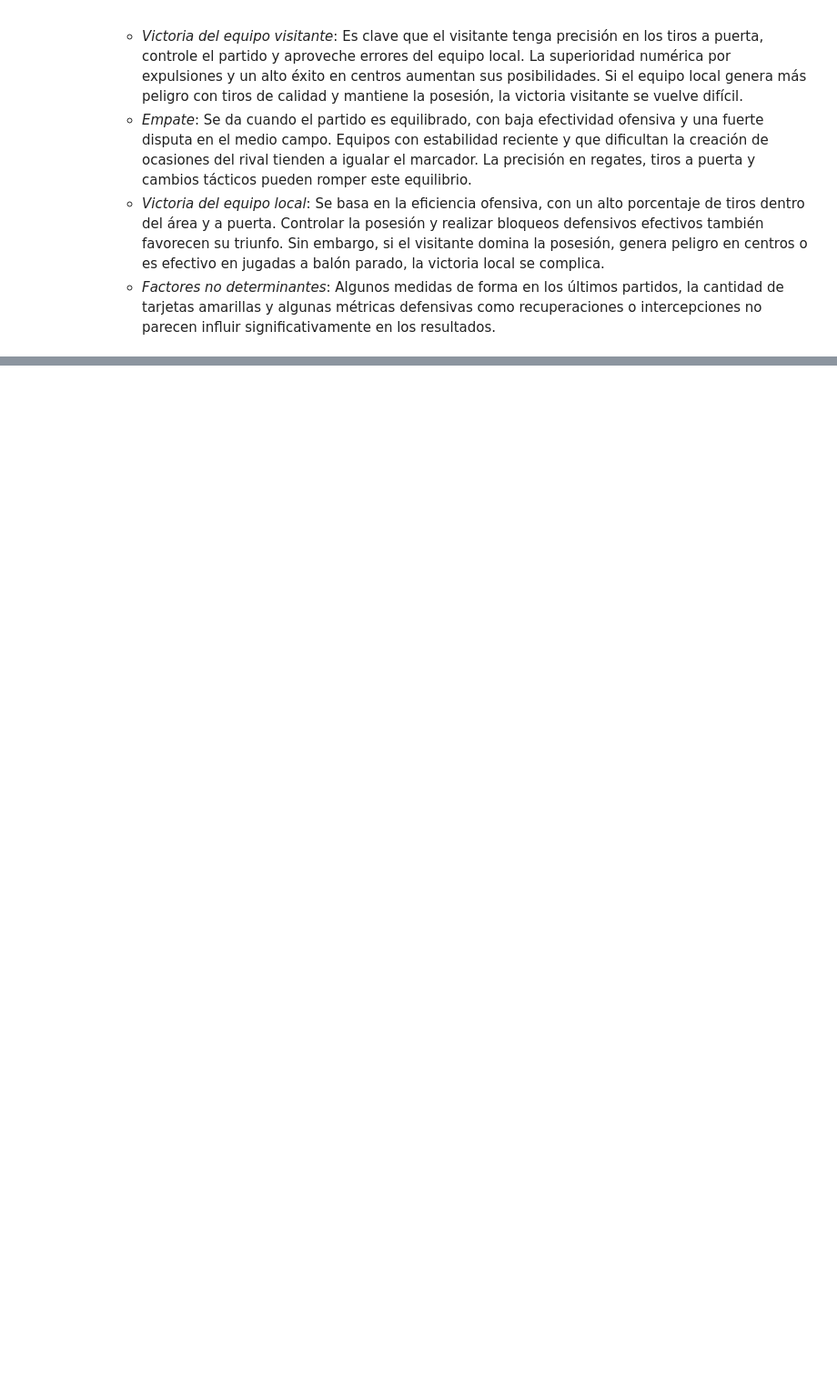
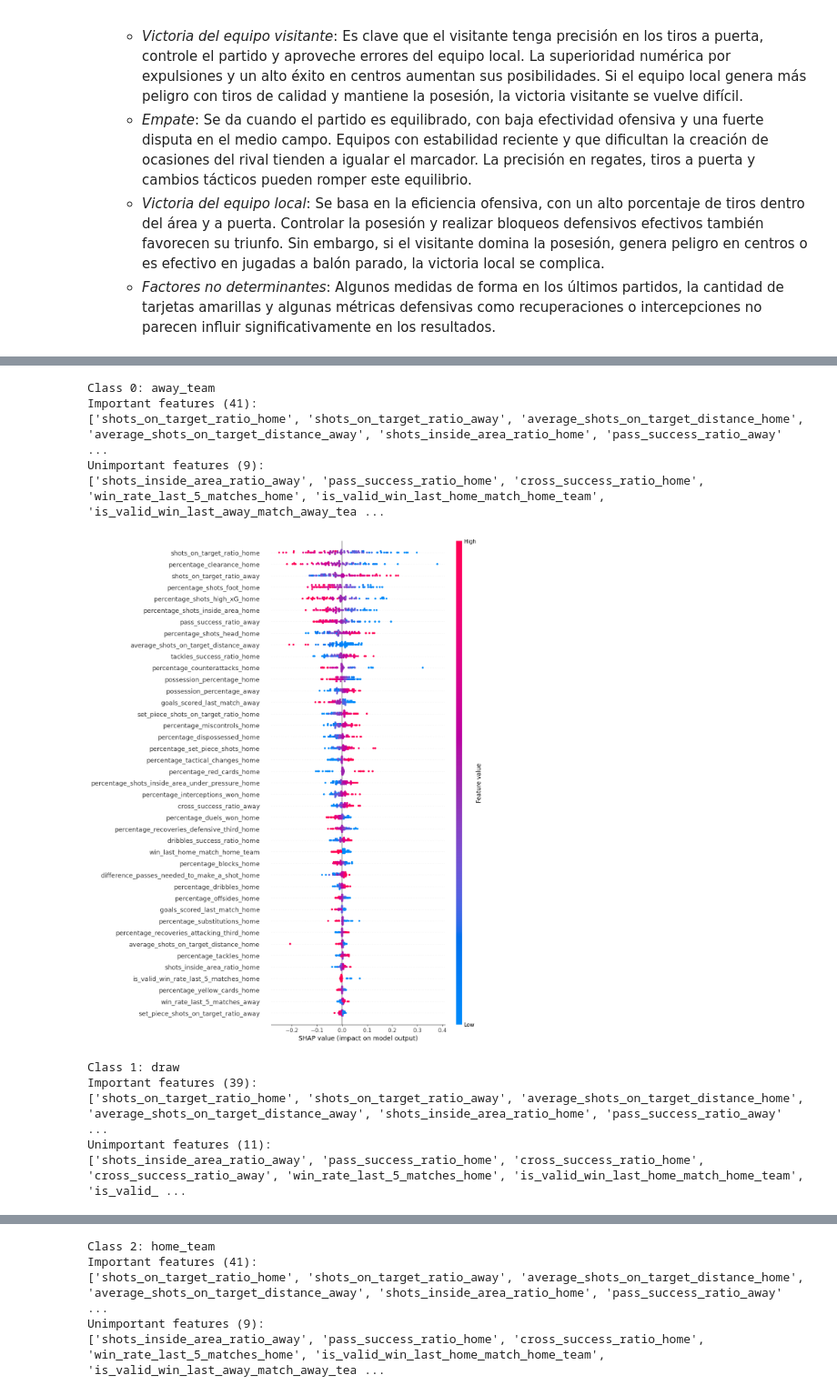
Before and after one commit to Jaime-Linares/DataAnalysis-FootySage, a Jupyter notebook: 2_analysis_PremierLeague.ipynb, the cells around one changed output, grey strips where cells are left out. Shown at 91% size. Cells and saved outputs as stored; diff of their text form; code cells hidden in the pictures; blank space fills up the shorter version.

Commit message:
[feat] first part of local analysis of Premier League done

```diff
--- a/2_analysis_PremierLeague.ipynb
+++ b/2_analysis_PremierLeague.ipynb
@@ -199,0 +216,20 @@ Vamos a analizar estos gráficos:
+# %%
+from src.analysis import compute_shap_values
+
+shap_values_PL = compute_shap_values(best_model_PL, X_train_reduced_PL, X_test_reduced_PL, feature_names_reduced_PL)
+# %%
+from src.analysis import plot_shap_summary
+
+plot_shap_summary(shap_values_PL, feature_names_reduced_PL, encoder_PL)
+# %% [output]
+Class 0: away_team
+Important features (41):
+['shots_on_target_ratio_home', 'shots_on_target_ratio_away', 'average_shots_on_target_distance_home', 'average_shots_on_target_distance_away', 'shots_inside_area_ratio_home', 'pass_success_ratio_away' ...
+Unimportant features (9):
+['shots_inside_area_ratio_away', 'pass_success_ratio_home', 'cross_success_ratio_home', 'win_rate_last_5_matches_home', 'is_valid_win_last_home_match_home_team', 'is_valid_win_last_away_match_away_tea ...
+[figure, added]
+Class 1: draw
+Important features (39):
+['shots_on_target_ratio_home', 'shots_on_target_ratio_away', 'average_shots_on_target_distance_home', 'average_shots_on_target_distance_away', 'shots_inside_area_ratio_home', 'pass_success_ratio_away' ...
+Unimportant features (11):
+['shots_inside_area_ratio_away', 'pass_success_ratio_home', 'cross_success_ratio_home', 'cross_success_ratio_away', 'win_rate_last_5_matches_home', 'is_valid_win_last_home_match_home_team', 'is_valid_ ...
@@ -199,0 +237,5 @@ Vamos a analizar estos gráficos:
+Class 2: home_team
+Important features (41):
+['shots_on_target_ratio_home', 'shots_on_target_ratio_away', 'average_shots_on_target_distance_home', 'average_shots_on_target_distance_away', 'shots_inside_area_ratio_home', 'pass_success_ratio_away' ...
+Unimportant features (9):
+['shots_inside_area_ratio_away', 'pass_success_ratio_home', 'cross_success_ratio_home', 'win_rate_last_5_matches_home', 'is_valid_win_last_home_match_home_team', 'is_valid_win_last_away_match_away_tea ...
```
Also changed, not shown: parts of 4 cells of this notebook.
